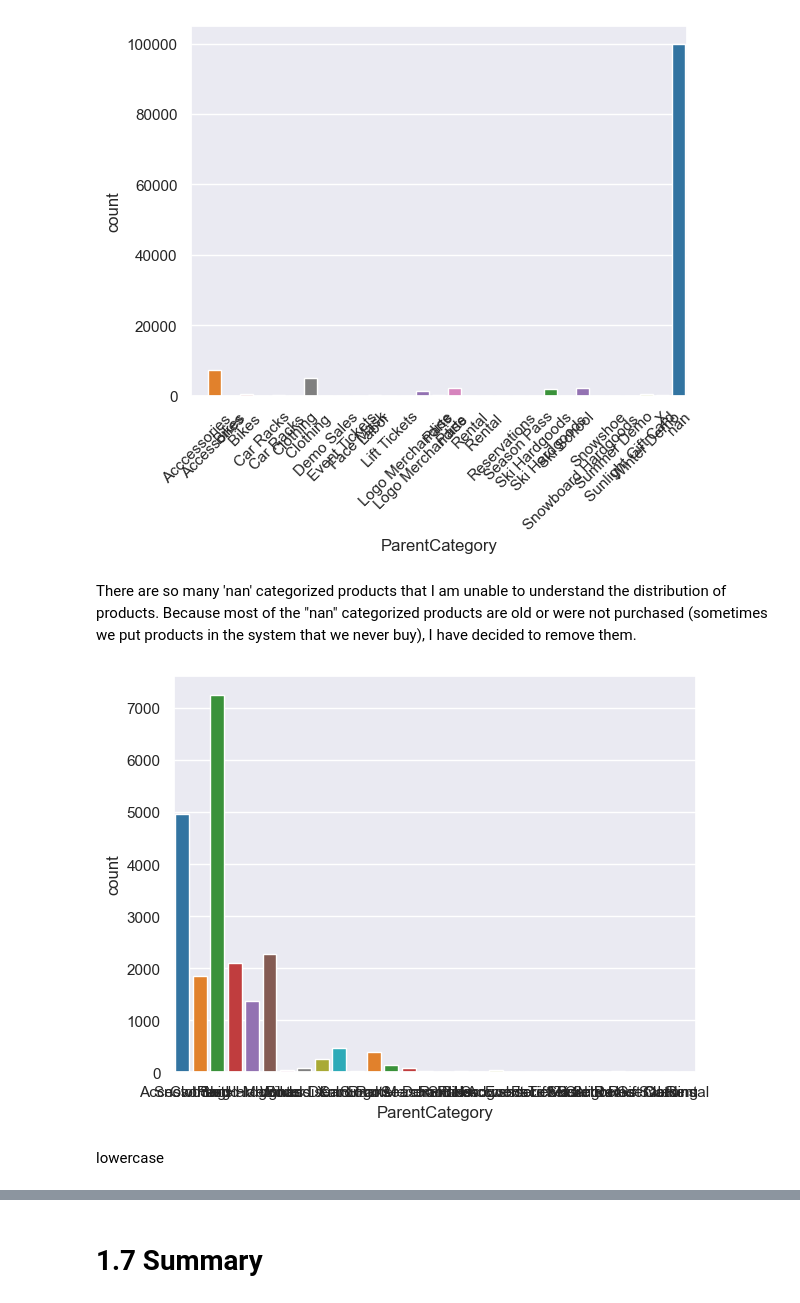
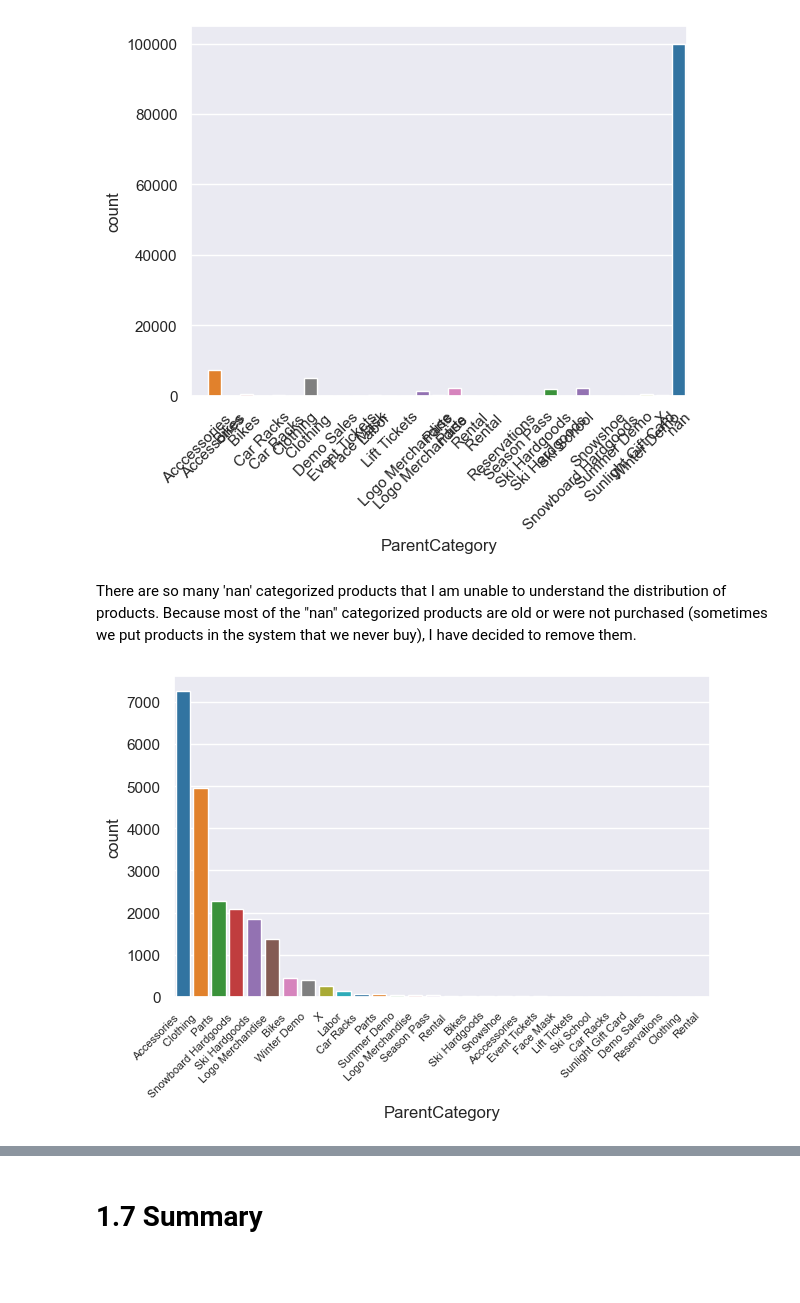
Before and after one commit to MappingKat/SunlightMtnRetail, a Jupyter notebook: notebooks/01-data-cleaning.ipynb, the cells around one changed output, grey strips where cells are left out. Drawn from its saved outputs; the diff is of its cells as text; code cells hidden in the pictures; blank space fills up the shorter version.

```diff
--- a/notebooks/01-data-cleaning.ipynb
+++ b/notebooks/01-data-cleaning.ipynb
@@ -313,30 +313,3 @@ plt.xticks(rotation=45)
   Text(29, 0, 'X'),
   Text(30, 0, 'nan')])
 [figure]
-# %% [markdown]
-There are so many 'nan' categorized products that I am unable to understand the distribution of products. Because most of the "nan" categorized products are old or were not purchased (sometimes we put products in the system that we never buy), I have decided to remove them.
-# %%
-clean_products["ParentCategory"] = clean_products["ParentCategory"].astype("str")
-clean_products["ParentCategory"] = clean_products["ParentCategory"].replace(["nan", "", "N/A", "<NA>"], pd.NA)
-df_products = clean_products.dropna(subset=["ParentCategory"])
-# sns.countplot(x='ParentCategory',data=df_products,palette='tab10')
-
-# Create the countplot
-bar_plot = sns.countplot(x='ParentCategory', data=df_products, palette='tab10')
-
-# Sort the bars
-counts = df_products['ParentCategory'].value_counts()
-bar_plot.set_xticklabels(counts.index.to_list())
-
-# Rotate x-axis labels
-# plt.xticks(rotation=30)
-
-# Zoom in (adjust limits as needed)
-plt.tight_layout()
-
-plt.show()
-clean_products["ParentCategory"] = clean_products["ParentCategory"].astype("str")
-# %% [output]
-[figure, removed]
-# %% [markdown]
-lowercase
@@ -344,0 +316,25 @@ sns.pairplot(df_products, hue = 'ParentCategory')
+# %% [markdown]
+There are so many 'nan' categorized products that I am unable to understand the distribution of products. Because most of the "nan" categorized products are old or were not purchased (sometimes we put products in the system that we never buy), I have decided to remove them.
+# %%
+clean_products["ParentCategory"] = clean_products["ParentCategory"].astype("str")
+clean_products["ParentCategory"] = clean_products["ParentCategory"].replace(["nan", "", "N/A", "<NA>"], pd.NA)
+df_products = clean_products.dropna(subset=["ParentCategory"])
+# sns.countplot(x='ParentCategory',data=df_products,palette='tab10')
+
+# Create the countplot, sorting bars by count
+bar_plot = sns.countplot(
+    x='ParentCategory', data=df_products, palette='tab10', order=df_products['ParentCategory'].value_counts().index
+)
+
+# Rotate x-axis labels for readability
+plt.xticks(rotation=45, ha='right')  # Adjust rotation and alignment as needed
+
+# Reduce label font size
+plt.tick_params(axis='x', labelsize=8)  # Adjust font size as needed
+
+# Improve spacing and visual clarity
+plt.tight_layout()
+
+plt.show()
+# %% [output]
+[figure, added]
```
Also changed, not shown: parts of 14 cells of this notebook.
